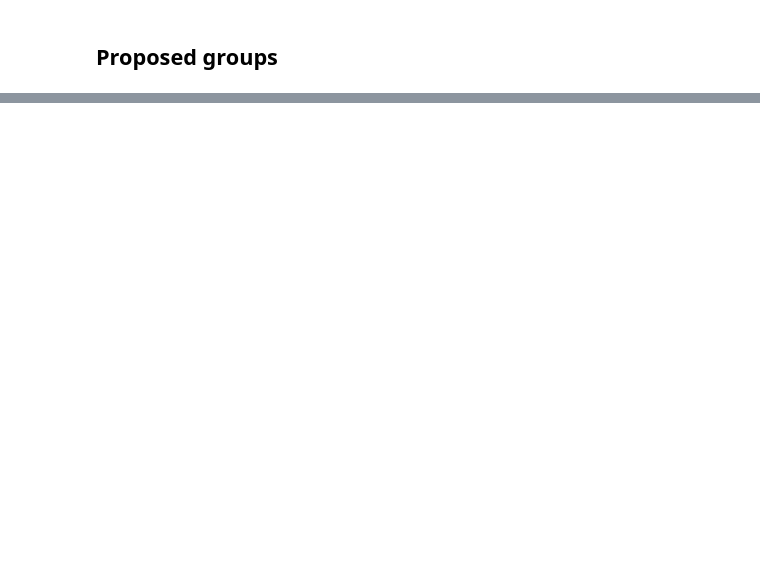
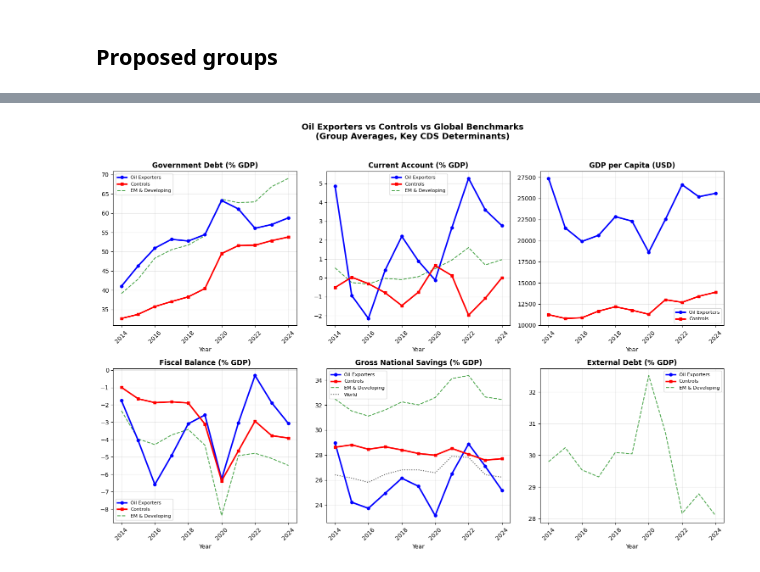
Before and after one commit to juanfp02/commodities_and_sovereigns, a Jupyter notebook: 01_Experiment_Groups.ipynb, the cells around one changed output, grey strips where cells are left out. Drawn from its saved outputs; the diff is of its cells as text; code cells hidden in the pictures; blank space fills up the shorter version.

```diff
--- a/01_Experiment_Groups.ipynb
+++ b/01_Experiment_Groups.ipynb
@@ -254,3 +227,5 @@ plt.show()
 # %%
 oil_exporters = ['Saudi Arabia', 'United Arab Emirates','Qatar','Colombia','Mexico','Brazil','Egypt','Malaysia']
 controls = ['Indonesia','Philippines','Turkey','Chile','China','South Africa','South Korea','Tailand']
+
+benchmarks = ['Emerging Market and Developing Economies', 'World']
@@ -256,0 +282,72 @@ controls = ['Indonesia','Philippines','Turkey','Chile','China','South Africa','S
+# %%
+year_range = range(2014, 2025)
+plot_vars = ['Debt_GDP', 'CA_GDP', 'GDP_pc', 'Fiscal_Balance_GDP', 'Savings_GDP', 'External_Debt_GDP']
+var_labels = {
+    'Debt_GDP': 'Government Debt (% GDP)',
+    'CA_GDP': 'Current Account (% GDP)',
+    'GDP_pc': 'GDP per Capita (USD)',
+    'Fiscal_Balance_GDP': 'Fiscal Balance (% GDP)',
+    'Savings_GDP': 'Gross National Savings (% GDP)',
+    'External_Debt_GDP': 'External Debt (% GDP)',
+}
+# %%
+def compute_group_avg(df, countries, years):
+    available = [c for c in countries if c in df.columns]
+    subset = df.loc[df.index.isin(years), available]
+    return subset.mean(axis=1)
+def get_benchmark(df, benchmark_name, years):
+    if benchmark_name in df.columns:
+        return df.loc[df.index.isin(years), benchmark_name]
+    return pd.Series(dtype=float)
+
+
+# Create comparison plots
+fig, axes = plt.subplots(2, 3, figsize=(15, 10))
+axes = axes.flatten()
+
+for i, var in enumerate(plot_vars):
+    if var not in data_dict:
+        axes[i].text(0.5, 0.5, f'{var}\nNot Available', ha='center', va='center')
+        continue
+
+    df = data_dict[var]
+
+    # Compute group averages
+    exp_avg = compute_group_avg(df, oil_exporters, year_range)
+    ctrl_avg = compute_group_avg(df, controls, year_range)
+
+    # Get benchmarks
+    em_benchmark = get_benchmark(df, 'Emerging Market and Developing Economies', year_range)
+    world_benchmark = get_benchmark(df, 'World', year_range)
+
+    ax = axes[i]
+
+    # Plot main groups (thick lines)
+    ax.plot(exp_avg.index, exp_avg.values, 'b-o', label='Oil Exporters',
+            linewidth=2.5, markersize=5, zorder=5)
+    ax.plot(ctrl_avg.index, ctrl_avg.values, 'r-s', label='Controls',
+            linewidth=2.5, markersize=5, zorder=5)
+
+    # Plot benchmarks (thinner, dashed lines)
+    if len(em_benchmark) > 0:
+        ax.plot(em_benchmark.index, em_benchmark.values, 'g--', label='EM & Developing',
+                linewidth=1.5, alpha=0.7, zorder=3)
+    if len(world_benchmark) > 0:
+        ax.plot(world_benchmark.index, world_benchmark.values, 'k:', label='World',
+                linewidth=1.5, alpha=0.7, zorder=3)
+
+    ax.set_title(var_labels.get(var, var), fontsize=12, fontweight='bold')
+    ax.set_xlabel('Year')
+    ax.legend(fontsize=8, loc='best')
+    ax.grid(True, alpha=0.3)
+
+    # Rotate x-axis labels
+    ax.tick_params(axis='x', rotation=45)
+
+plt.suptitle('Oil Exporters vs Controls vs Global Benchmarks\n(Group Averages, Key CDS Determinants)',
+             fontsize=14, fontweight='bold', y=1.02)
+plt.tight_layout()
+plt.savefig('group_comparison_with_benchmarks.png', dpi=150, bbox_inches='tight')
+plt.show()
+# %% [output]
+[figure, added]
```
Also changed, not shown: parts of 8 cells of this notebook, 8 other files.
